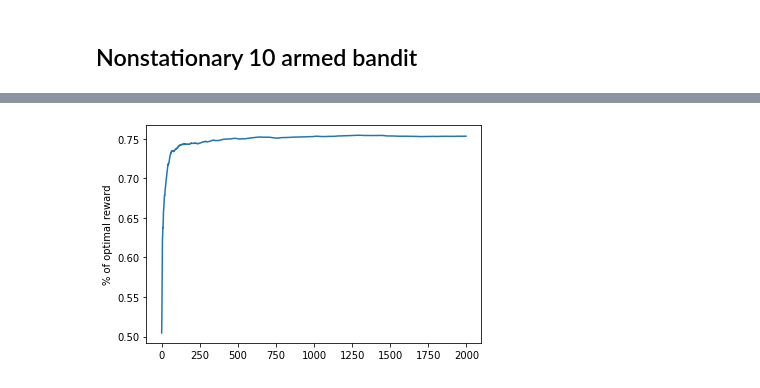
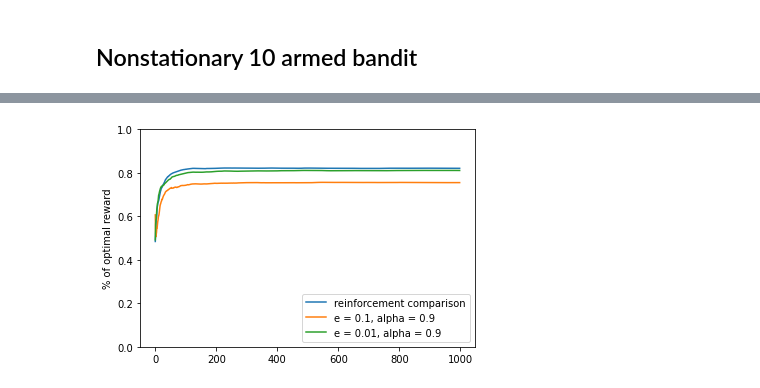
Before and after one commit to jack-michaud/reinforcement-learning, a Jupyter notebook: Bandit-Demo.ipynb, the cells around one changed output, grey strips where cells are left out. Saved outputs shown, nothing was run; the diff lists cells and outputs as text; code cells hidden in the pictures.

```diff
--- a/Bandit-Demo.ipynb
+++ b/Bandit-Demo.ipynb
@@ -87,5 +93,15 @@ from nbandit.agent import EpsilonGreedyConstantStepSize
-# %%
-agent = EpsilonGreedyConstantStepSize(n, 0.1, 0.9)
-await plot_optimality_of_agent(agent, generate_nonstationary_bandit, True, 100)
-# %% [output]
-[figure, removed]
+# %%
+reinforcement_comparison_agent = ReinforcementComparisonAgent(n, 0.1, 0.1)
+epsilon_greedy_small_e = EpsilonGreedyConstantStepSize(n, 0.01, 0.9)
+epsilon_greedy_large_e = EpsilonGreedyConstantStepSize(n, 0.1, 0.9)
+
+
+await plot_optimality_of_agents([
+    reinforcement_comparison_agent, epsilon_greedy_large_e, epsilon_greedy_small_e
+], [
+    "reinforcement comparison",
+    "e = 0.1, alpha = 0.9",
+    "e = 0.01, alpha = 0.9"
+], generate_nonstationary_bandit, True, 100)
+# %% [output]
+[figure, added]
```
Also changed, not shown: parts of 17 cells of this notebook, 3 other files.
